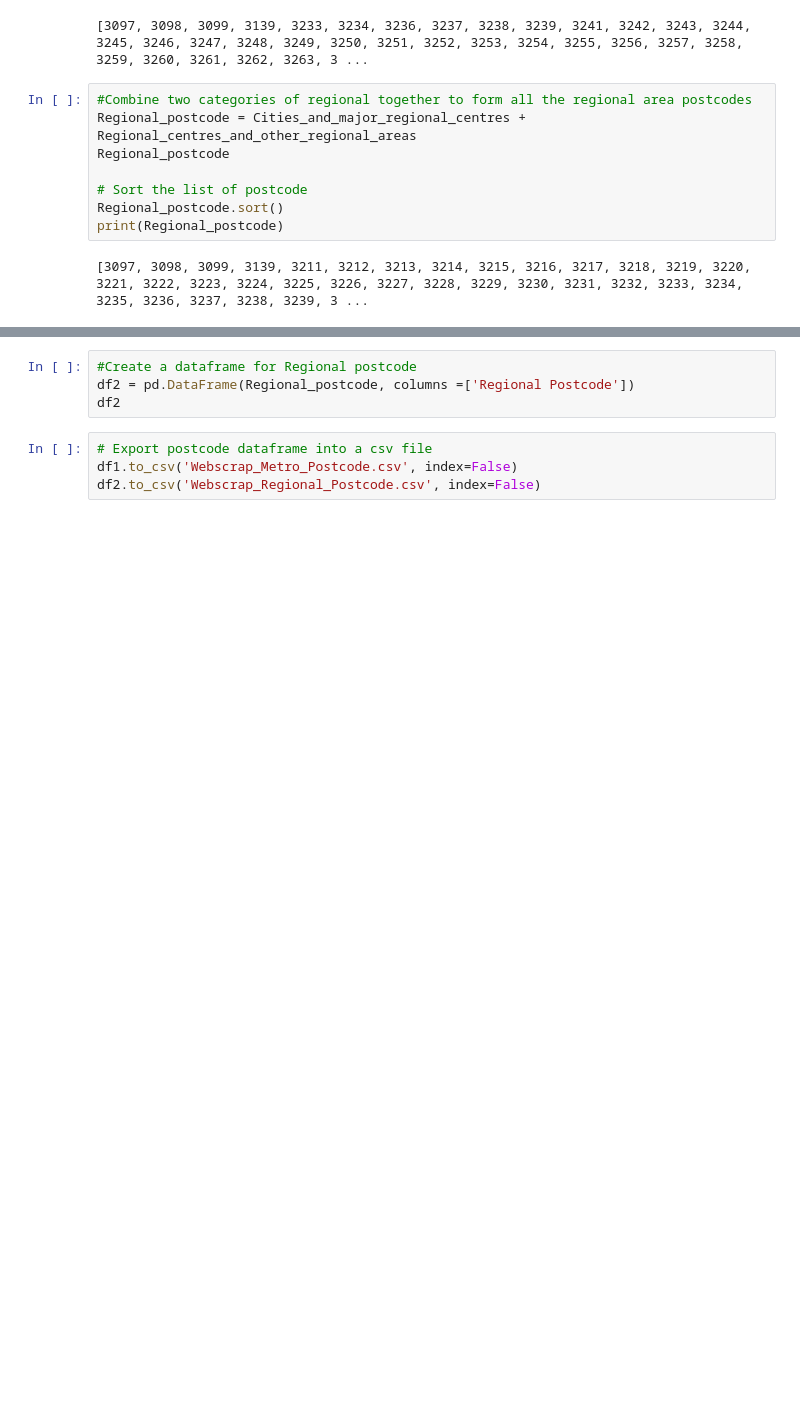
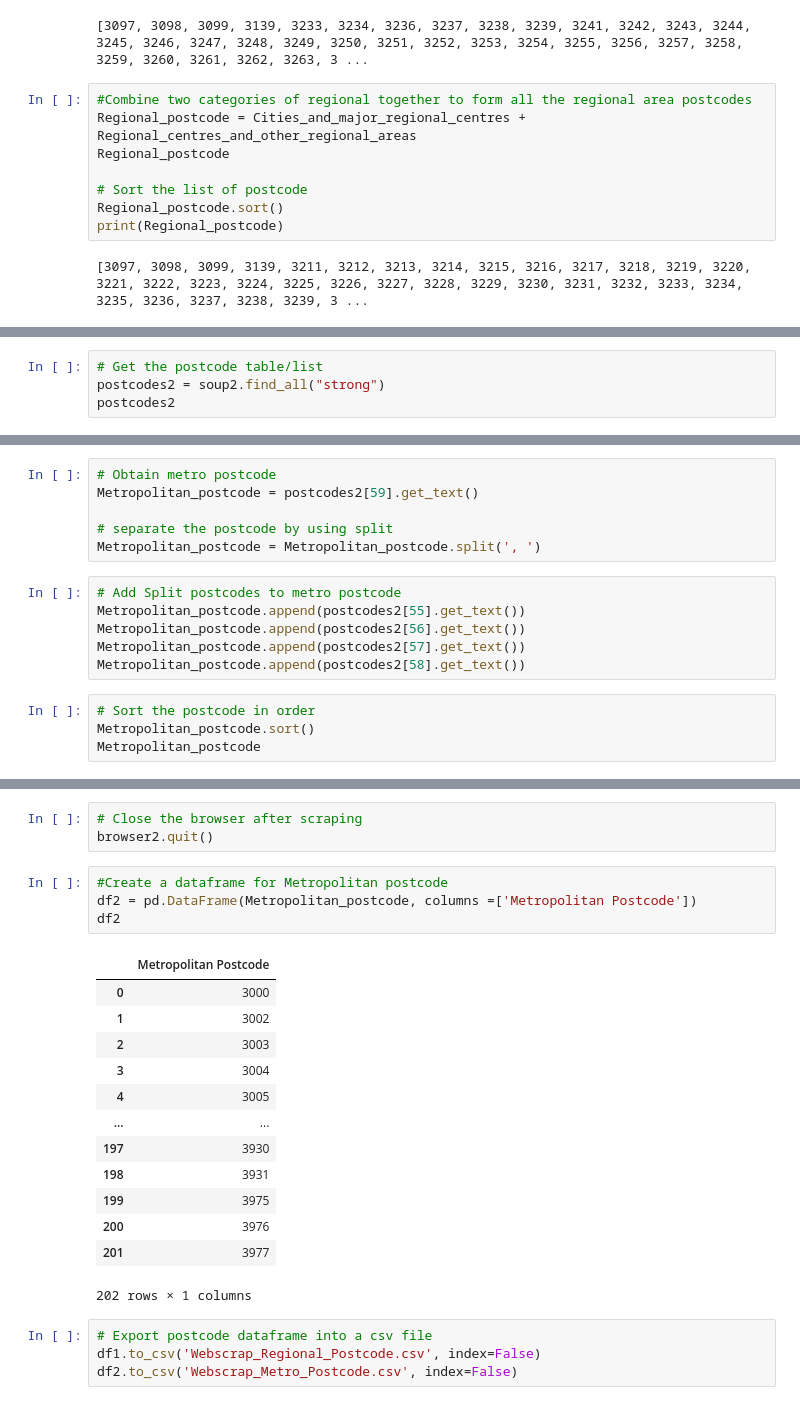
Before and after one commit to lindalevy/Project2_ETL, a Jupyter notebook: Working code/Postcode Web Scraping.ipynb, the cells around one changed output, grey strips where cells are left out. Cells and saved outputs as stored; diff of their text form; blank space fills up the shorter version.

```diff
--- a/Working code/Postcode Web Scraping.ipynb
+++ b/Working code/Postcode Web Scraping.ipynb
@@ -112,0 +133,4 @@ df1
+# %%
+# Get the postcode table/list
+postcodes2 = soup2.find_all("strong")
+postcodes2
@@ -112,0 +155,16 @@ df1
+# %%
+# Obtain metro postcode
+Metropolitan_postcode = postcodes2[59].get_text()
+
+# separate the postcode by using split
+Metropolitan_postcode = Metropolitan_postcode.split(', ')
+# %%
+# Add Split postcodes to metro postcode
+Metropolitan_postcode.append(postcodes2[55].get_text())
+Metropolitan_postcode.append(postcodes2[56].get_text())
+Metropolitan_postcode.append(postcodes2[57].get_text())
+Metropolitan_postcode.append(postcodes2[58].get_text())
+# %%
+# Sort the postcode in order
+Metropolitan_postcode.sort()
+Metropolitan_postcode
@@ -113,8 +189,25 @@ df1
+# %%
+# Close the browser after scraping
+browser2.quit()
 # %%
-#Create a dataframe for Regional postcode
-df2 = pd.DataFrame(Regional_postcode, columns =['Regional Postcode'])
+#Create a dataframe for Metropolitan postcode
+df2 = pd.DataFrame(Metropolitan_postcode, columns =['Metropolitan Postcode'])
 df2
+# %% [output]
+|  | Metropolitan Postcode |
+| 0 | 3000 |
+| 1 | 3002 |
+| 2 | 3003 |
+| 3 | 3004 |
+| 4 | 3005 |
+| ... | ... |
+| 197 | 3930 |
+| 198 | 3931 |
+| 199 | 3975 |
+| 200 | 3976 |
+| 201 | 3977 |
+202 rows × 1 columns
 # %%
 # Export postcode dataframe into a csv file
-df1.to_csv('Webscrap_Metro_Postcode.csv', index=False)
-df2.to_csv('Webscrap_Regional_Postcode.csv', index=False)
+df1.to_csv('Webscrap_Regional_Postcode.csv', index=False)
+df2.to_csv('Webscrap_Metro_Postcode.csv', index=False)
```
Also changed, not shown: parts of 15 cells of this notebook, 1 other file.
